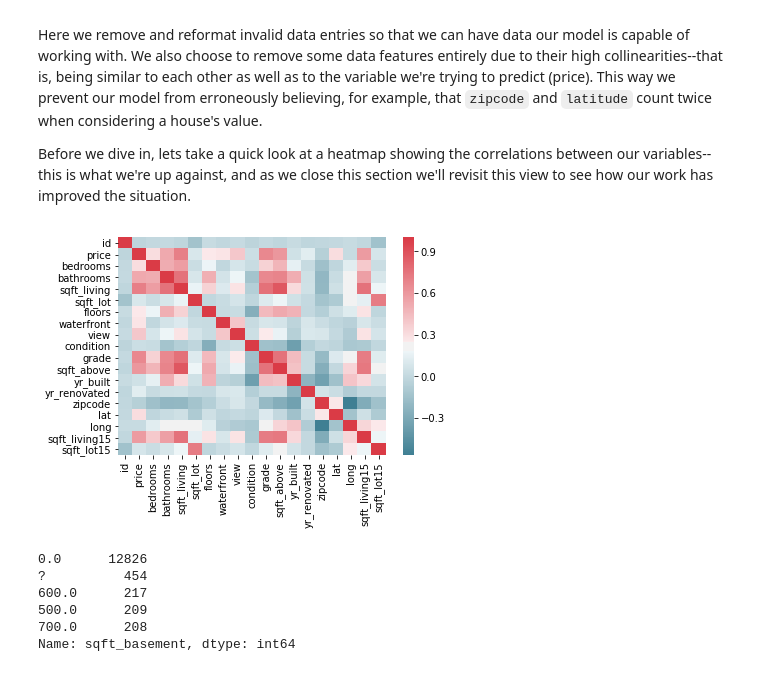
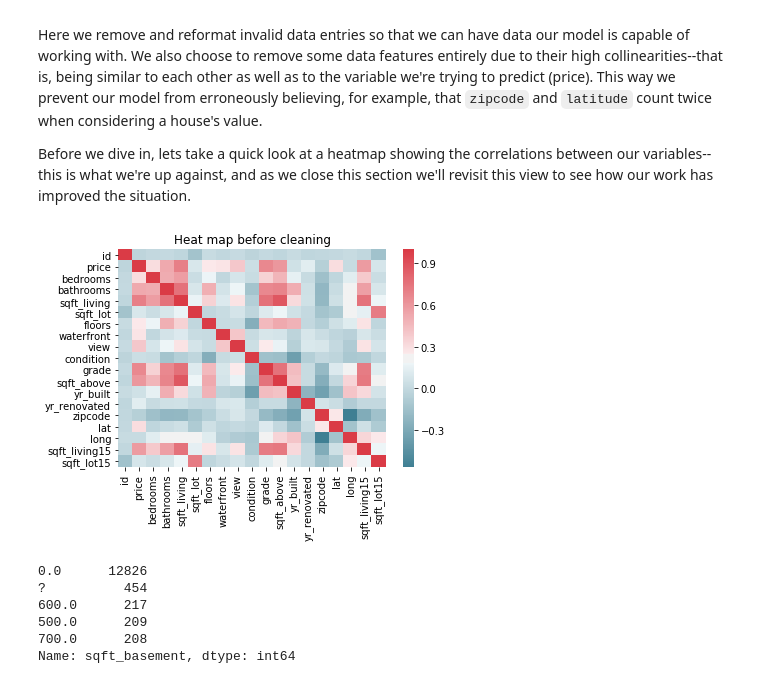
Before and after one commit to AlecMorgan/Housing-Price-Predictor, a Jupyter notebook: student.ipynb, the cells around one changed output. Cells and saved outputs as stored; diff of their text form; code cells hidden in the pictures.

```diff
--- a/student.ipynb
+++ b/student.ipynb
@@ -71,9 +77,10 @@ Here we remove and reformat invalid data entries so that we can have data our mo
 Before we dive in, lets take a quick look at a heatmap showing the correlations between our variables--this is what we're up against, and as we close this section we'll revisit this view to see how our work has improved the situation.
 # %%
 color_map = sns.diverging_palette(220, 10, as_cmap=True)
+plt.title('Heat map before cleaning')
 _ = sns.heatmap(house_data.corr(), cmap=color_map)
 # %% [output]
-[figure, old version]
+[figure, new version]
 # %%
 house_data['sqft_basement'].value_counts().head()
 # %% [output]
```
Also changed, not shown: parts of 22 cells of this notebook.
